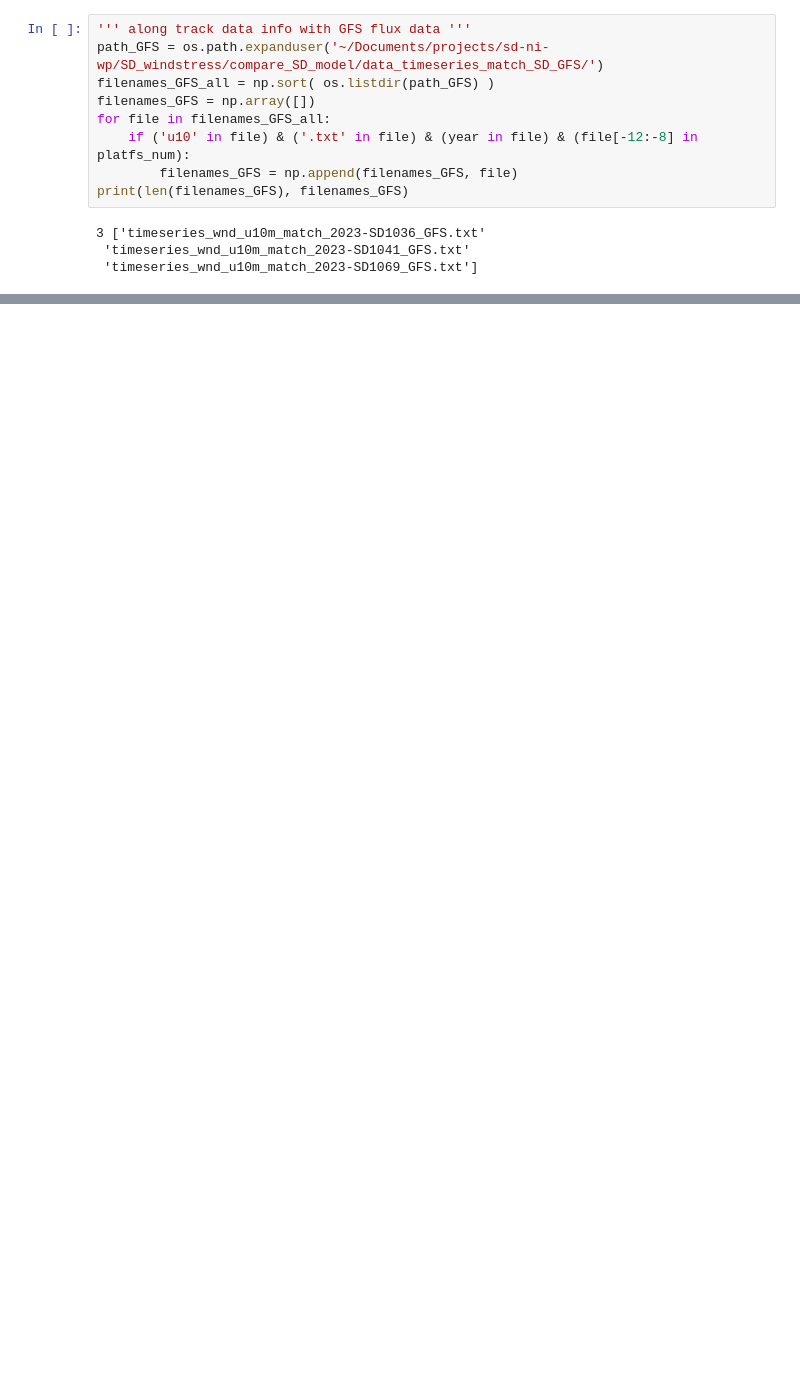
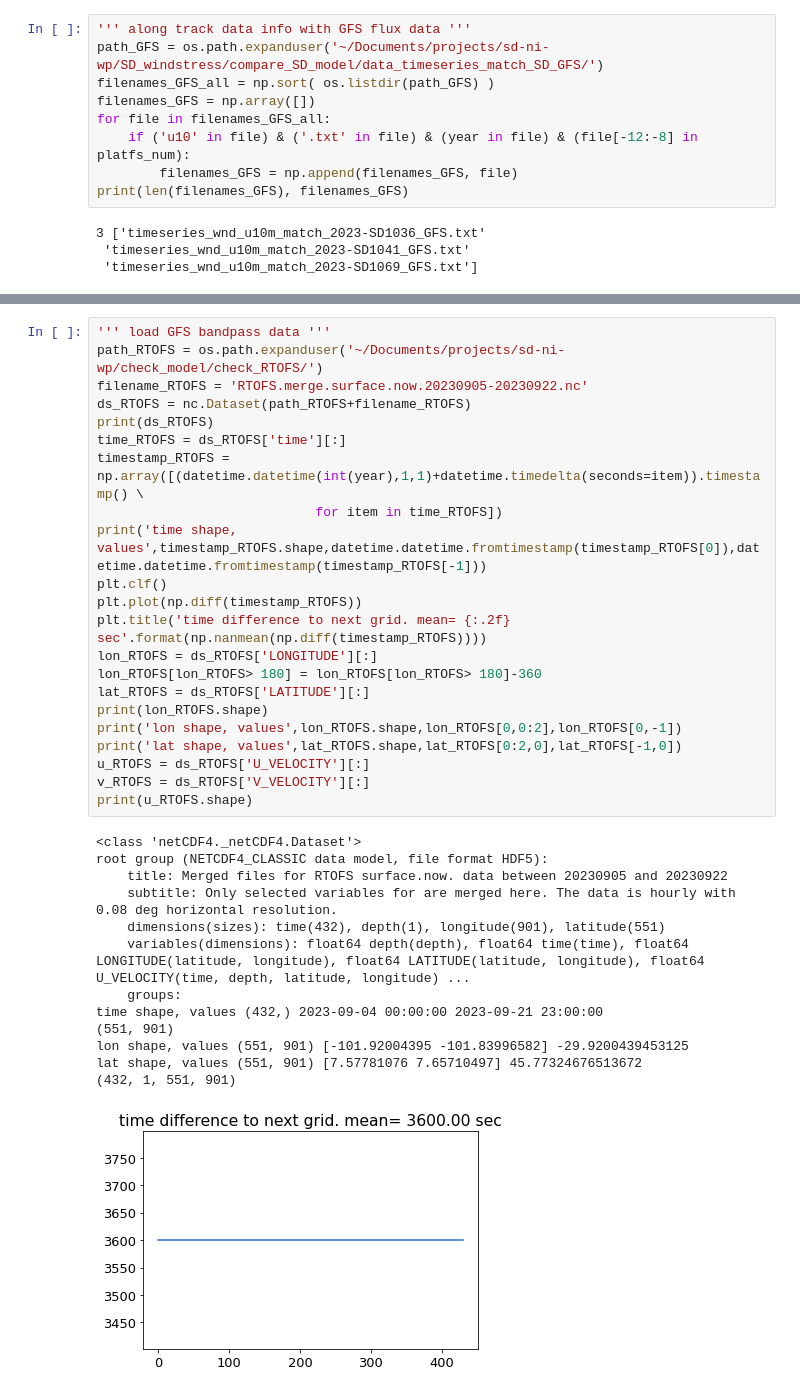
Before and after one commit to nanhsunchi/sd-ni-wp, a Jupyter notebook: HU_LEE/print_wp_SD-model_results.ipynb, the cells around one changed output, grey strips where cells are left out. Cells and saved outputs as stored; diff of their text form; blank space fills up the shorter version.

```diff
--- a/HU_LEE/print_wp_SD-model_results.ipynb
+++ b/HU_LEE/print_wp_SD-model_results.ipynb
@@ -36,2 +91,38 @@ print(len(filenames_GFS), filenames_GFS)
+# %%
+''' load GFS bandpass data '''
+path_RTOFS = os.path.expanduser('~/Documents/projects/sd-ni-wp/check_model/check_RTOFS/')
+filename_RTOFS = 'RTOFS.merge.surface.now.20230905-20230922.nc'
+ds_RTOFS = nc.Dataset(path_RTOFS+filename_RTOFS)
+print(ds_RTOFS)
+time_RTOFS = ds_RTOFS['time'][:]
+timestamp_RTOFS = np.array([(datetime.datetime(int(year),1,1)+datetime.timedelta(seconds=item)).timestamp() \
+                            for item in time_RTOFS])
+print('time shape, values',timestamp_RTOFS.shape,datetime.datetime.fromtimestamp(timestamp_RTOFS[0]),datetime.datetime.fromtimestamp(timestamp_RTOFS[-1]))
+plt.clf()
+plt.plot(np.diff(timestamp_RTOFS))
+plt.title('time difference to next grid. mean= {:.2f} sec'.format(np.nanmean(np.diff(timestamp_RTOFS))))
+lon_RTOFS = ds_RTOFS['LONGITUDE'][:]
+lon_RTOFS[lon_RTOFS> 180] = lon_RTOFS[lon_RTOFS> 180]-360
+lat_RTOFS = ds_RTOFS['LATITUDE'][:]
+print(lon_RTOFS.shape)
+print('lon shape, values',lon_RTOFS.shape,lon_RTOFS[0,0:2],lon_RTOFS[0,-1])
+print('lat shape, values',lat_RTOFS.shape,lat_RTOFS[0:2,0],lat_RTOFS[-1,0])
+u_RTOFS = ds_RTOFS['U_VELOCITY'][:]
+v_RTOFS = ds_RTOFS['V_VELOCITY'][:]
+print(u_RTOFS.shape)
+# %% [output]
+<class 'netCDF4._netCDF4.Dataset'>
+root group (NETCDF4_CLASSIC data model, file format HDF5):
+    title: Merged files for RTOFS surface.now. data between 20230905 and 20230922
+    subtitle: Only selected variables for are merged here. The data is hourly with 0.08 deg horizontal resolution.
+    dimensions(sizes): time(432), depth(1), longitude(901), latitude(551)
+    variables(dimensions): float64 depth(depth), float64 time(time), float64 LONGITUDE(latitude, longitude), float64 LATITUDE(latitude, longitude), float64 U_VELOCITY(time, depth, latitude, longitude) ...
+    groups:
+time shape, values (432,) 2023-09-04 00:00:00 2023-09-21 23:00:00
+(551, 901)
+lon shape, values (551, 901) [-101.92004395 -101.83996582] -29.9200439453125
+lat shape, values (551, 901) [7.57781076 7.65710497] 45.77324676513672
+(432, 1, 551, 901)
+[figure, added]
 # %%
 ''' compute & compare/ print results from SD & model '''
```
Also changed, not shown: parts of 6 cells of this notebook, 6 other files.
